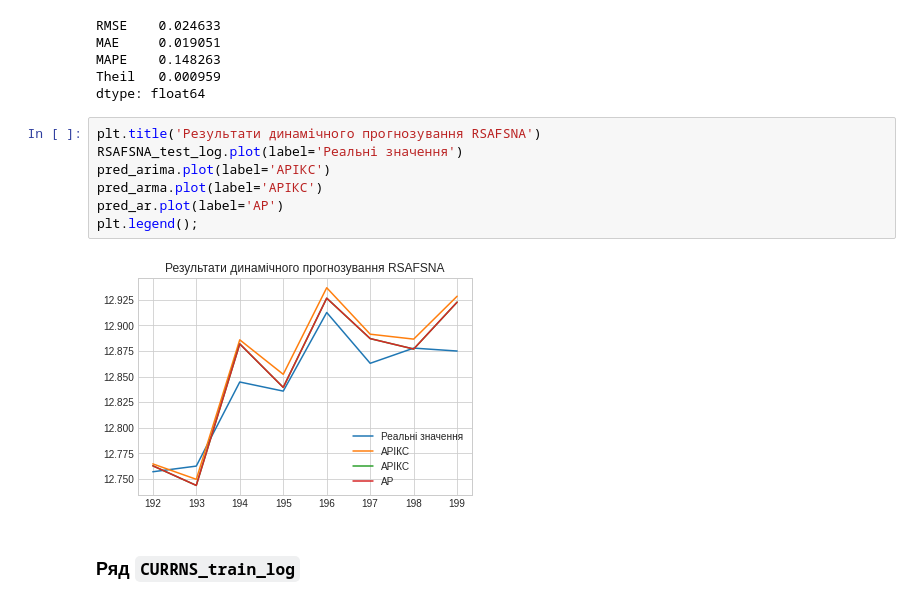
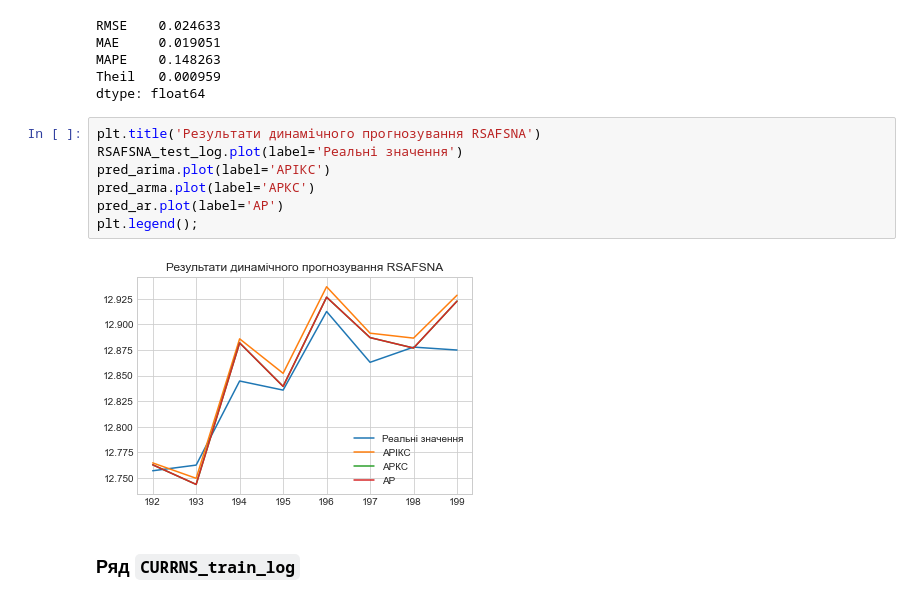
Before and after one commit to andrii0yerko/timeseries_iasa, a Jupyter notebook: lab4.ipynb, the cells around one changed output. Cells and saved outputs as stored; diff of their text form.

```diff
--- a/lab4.ipynb
+++ b/lab4.ipynb
@@ -874,12 +874,12 @@ dtype: float64
 # %%
 plt.title('Результати динамічного прогнозування RSAFSNA')
 RSAFSNA_test_log.plot(label='Реальні значення')
 pred_arima.plot(label='АРІКС')
-pred_arma.plot(label='АРІКС')
+pred_arma.plot(label='АРКС')
 pred_ar.plot(label='АР')
 plt.legend();
 # %% [output]
-[figure, old version]
+[figure, new version]
 # %% [markdown]
 ### Ряд `CURRNS_train_log`
 # %%
```
Also changed, not shown: parts of 15 cells of this notebook.
